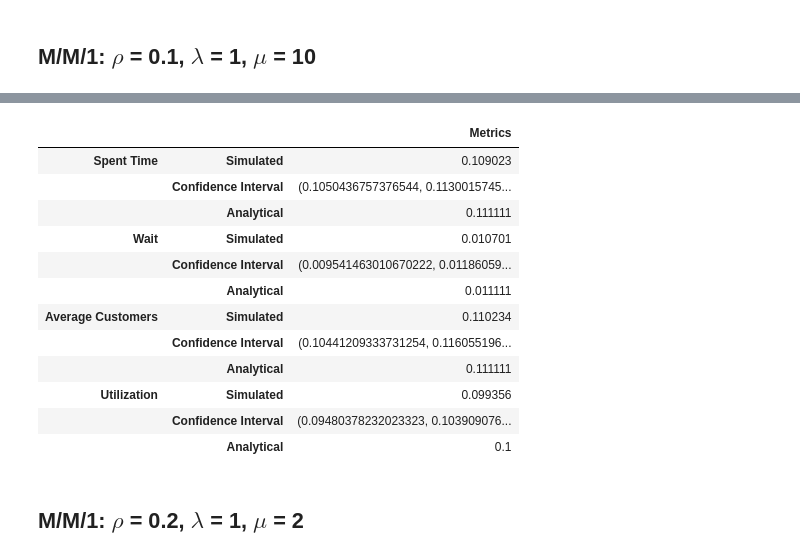
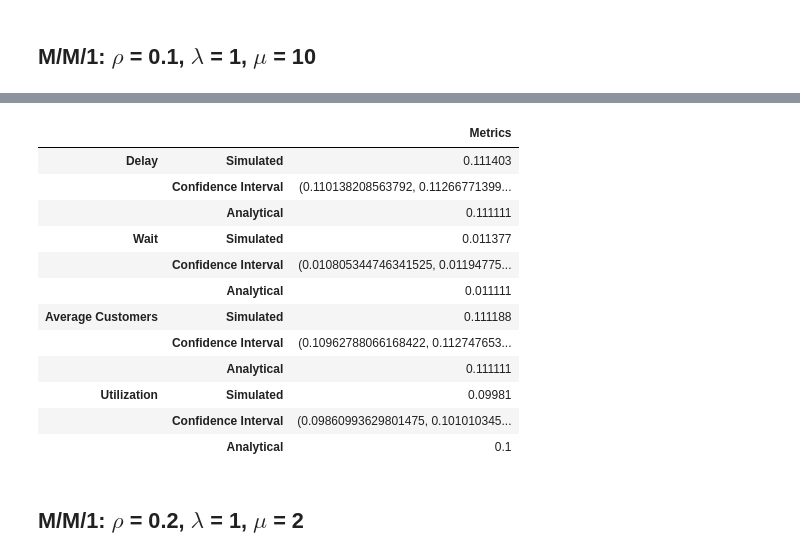
Before and after one commit to GabrielAureo/trab-final-AD-2021.2, a Jupyter notebook: main.ipynb, the cells around one changed output, grey strips where cells are left out. Cells and saved outputs as stored; diff of their text form; code cells hidden in the pictures.

```diff
--- a/main.ipynb
+++ b/main.ipynb
@@ -8,7 +13,7 @@ import pandas as pd
 # %% [markdown]
 ## M/M/1: $\rho$ = 0.1, $\lambda$ = 1, $\mu$ = 10
 # %%
-sim = simul.queue_sim(lamda = 1, mu = 10, export = True)
+sim = queue_sim(lamda = 1, mu = 10, runs = 100)
 # %%
 sim.data
 # %% [output]
@@ -43,19 +54,18 @@ Name: duration, Length: 4990, dtype: float64
 # %%
-metrics = simul.metrics(sim)
-metrics
+metrics(sim)
 # %% [output]
 |  |  | Metrics |
-| Spent Time | Simulated | 0.109023 |
-|  | Confidence Interval | (0.1050436757376544, 0.1130015745... |
+| Delay | Simulated | 0.111403 |
+|  | Confidence Interval | (0.110138208563792, 0.11266771399... |
 |  | Analytical | 0.111111 |
-| Wait | Simulated | 0.010701 |
-|  | Confidence Interval | (0.009541463010670222, 0.01186059... |
+| Wait | Simulated | 0.011377 |
+|  | Confidence Interval | (0.010805344746341525, 0.01194775... |
 |  | Analytical | 0.011111 |
-| Average Customers | Simulated | 0.110234 |
-|  | Confidence Interval | (0.10441209333731254, 0.116055196... |
+| Average Customers | Simulated | 0.111188 |
+|  | Confidence Interval | (0.10962788066168422, 0.112747653... |
 |  | Analytical | 0.111111 |
-| Utilization | Simulated | 0.099356 |
-|  | Confidence Interval | (0.09480378232023323, 0.103909076... |
+| Utilization | Simulated | 0.09981 |
+|  | Confidence Interval | (0.09860993629801475, 0.101010345... |
 |  | Analytical | 0.1 |
 # %% [markdown]
 ## M/M/1: $\rho$ = 0.2, $\lambda$ = 1, $\mu$ = 2
```
Also changed, not shown: parts of 36 cells of this notebook, 4 other files.
